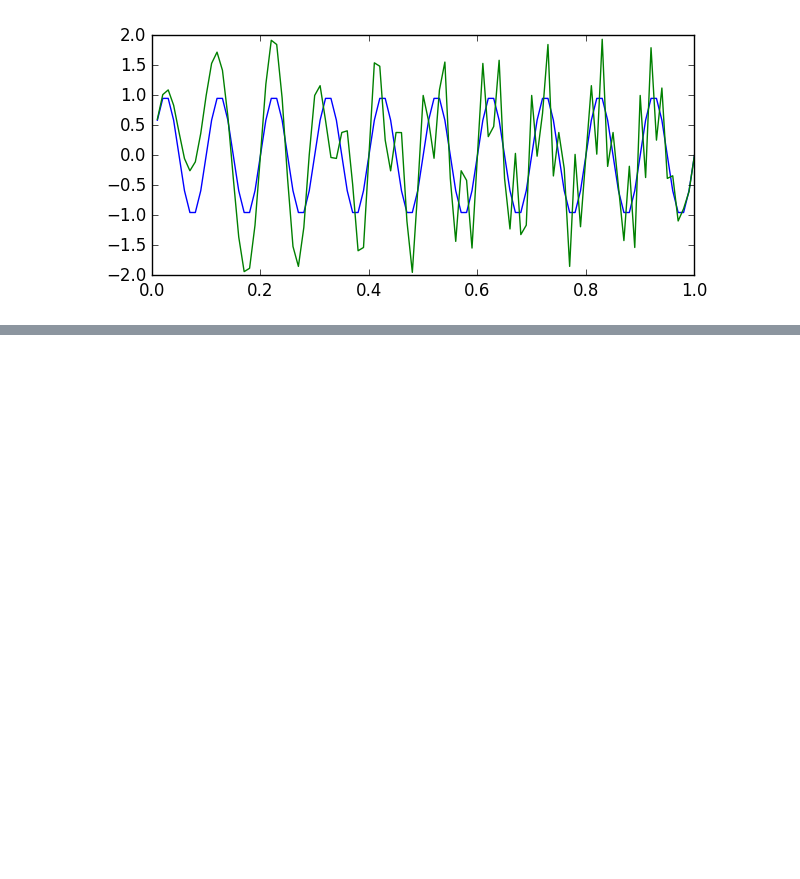
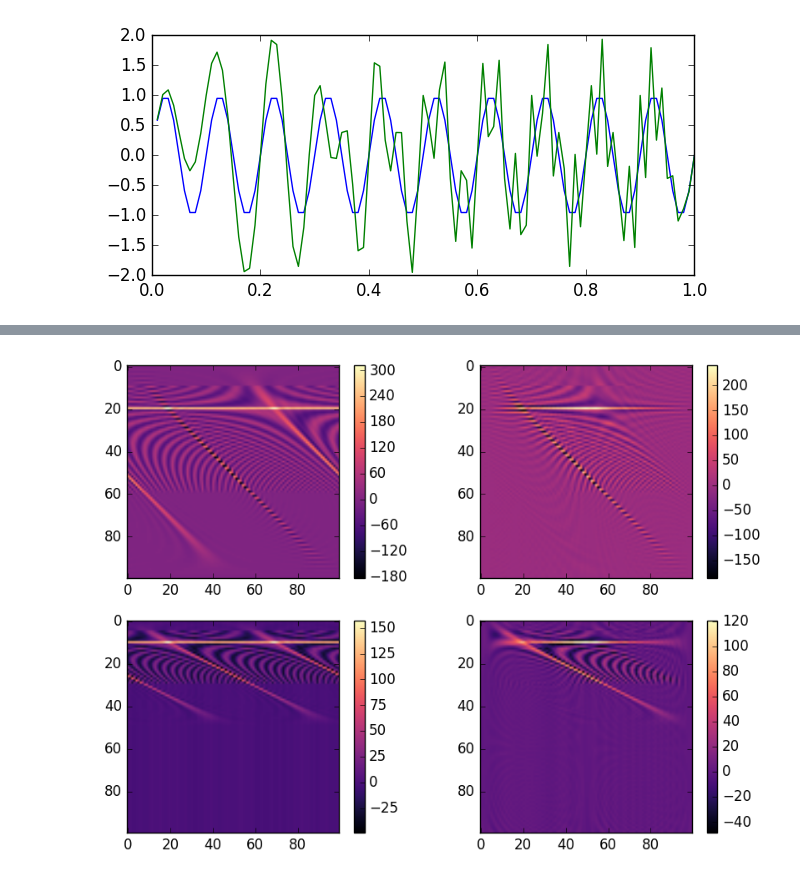
Before and after one commit to zzar43/MATH_600, a Jupyter notebook: WVD.ipynb, the cells around one changed output, grey strips where cells are left out. Saved outputs shown, nothing was run; the diff lists cells and outputs as text; code cells hidden in the pictures; blank space fills up the shorter version.

```diff
--- a/WVD.ipynb
+++ b/WVD.ipynb
@@ -49,0 +50,15 @@ Hilbert_da (generic function with 1 method)
+# %%
+function WVD_da(x)
+  N = length(x)::Int;
+  y = interp_da(x);
+  y = Hilbert_da(y);
+  yy = [y;y;y];
+  W = zeros(Complex{Float64}, 2*N,N);
+  for n = 1:N
+    for p = 0:(2*N-1)
+      W[p+1,n] = yy[2*n+p-N+2*N] * conj(yy[2*n-p+N+2*N]);
+    end
+  end
+  WW = real(fft(W,1)); WW = WW[1:N,:];
+  return WW
+end
@@ -131,0 +174,19 @@ colorbar();
+# %%
+fig = plt.figure("pyplot_subplot",figsize=(10,7));
+plt.subplot(221);
+plt.imshow(W2_1, cmap=ColorMap("magma"));
+colorbar();
+# ------------------------------
+plt.subplot(222);
+plt.imshow(W2_2, cmap=ColorMap("magma"));
+colorbar();
+# ------------------------------
+plt.subplot(223);
+plt.imshow(W2_3, cmap=ColorMap("magma"));
+colorbar();
+# ------------------------------
+plt.subplot(224);
+plt.imshow(W2_4, cmap=ColorMap("magma"));
+colorbar();
+# %% [output]
+[figure, added]
```
Also changed, not shown: parts of 22 cells of this notebook.
